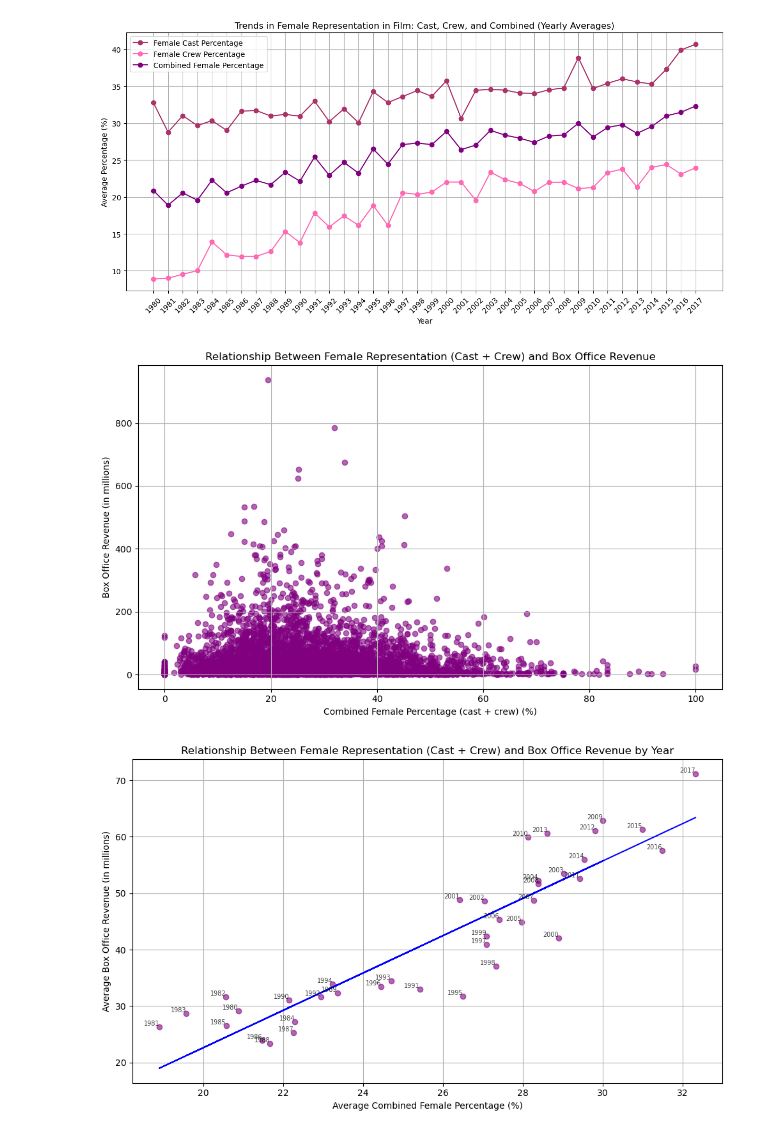
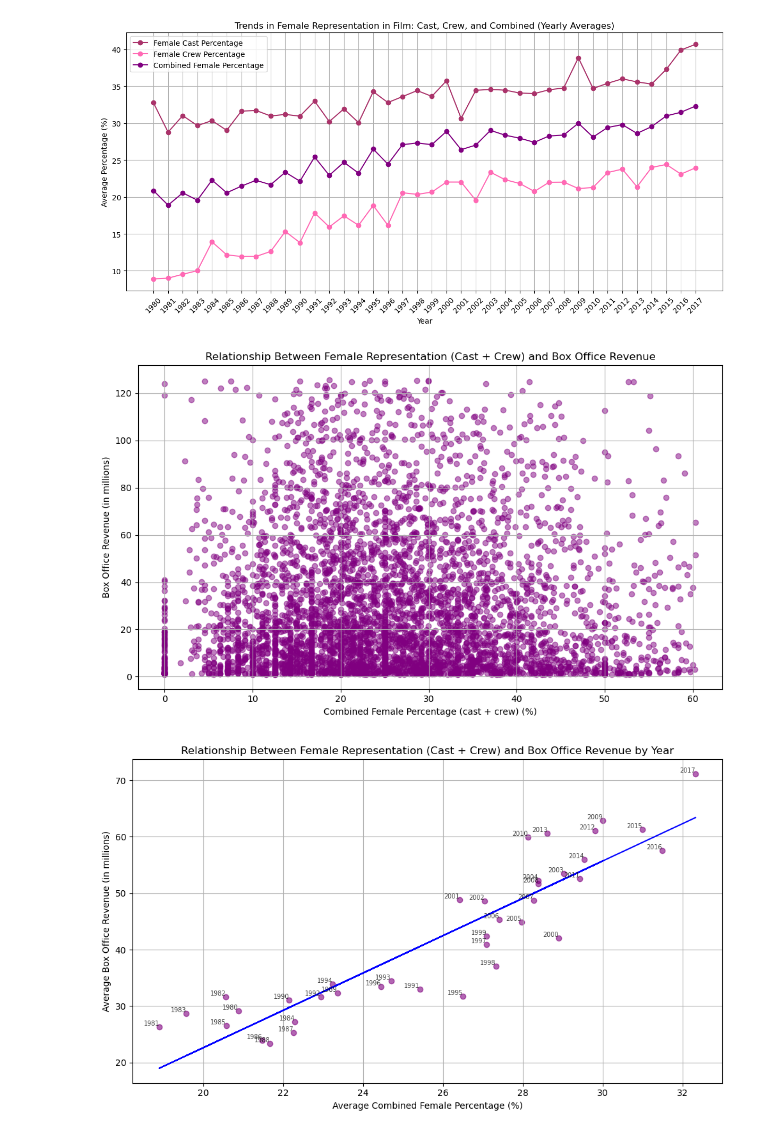
Before and after one commit to TomSull222/BCS-Project-1, a Jupyter notebook: dan-main.ipynb, the cells around one changed output. Drawn from its saved outputs; the diff is of its cells as text; code cells hidden in the pictures.

```diff
--- a/dan-main.ipynb
+++ b/dan-main.ipynb
@@ -158,26 +158,50 @@ plt.show()
 # %%
 # Convert 'BoxOffice' to millions for the plot
 refined_df['BoxOffice_millions'] = refined_df['BoxOffice'] / 1_000_000
+
+# Calculate Q1 and Q3 for 'percent_female_combined' and 'BoxOffice_millions'
+Q1_percent = refined_df['percent_female_combined'].quantile(0.25)
+Q3_percent = refined_df['percent_female_combined'].quantile(0.75)
+IQR_percent = Q3_percent - Q1_percent
+
+Q1_boxoffice = refined_df['BoxOffice_millions'].quantile(0.25)
+Q3_boxoffice = refined_df['BoxOffice_millions'].quantile(0.75)
+IQR_boxoffice = Q3_boxoffice - Q1_boxoffice
+
+# Define bounds
+lower_bound_percent = Q1_percent - 1.5 * IQR_percent
+upper_bound_percent = Q3_percent + 1.5 * IQR_percent
+
+lower_bound_boxoffice = Q1_boxoffice - 1.5 * IQR_boxoffice
+upper_bound_boxoffice = Q3_boxoffice + 1.5 * IQR_boxoffice
+
+# Filter out the outliers
+filtered_df = refined_df[
+    (refined_df['percent_female_combined'] >= lower_bound_percent) &
+    (refined_df['percent_female_combined'] <= upper_bound_percent) &
+    (refined_df['BoxOffice_millions'] >= lower_bound_boxoffice) &
+    (refined_df['BoxOffice_millions'] <= upper_bound_boxoffice)
+]
 
 # Create scatter plot
 plt.figure(figsize=(10, 6))
 
 # Scatter plot with 'percent_female_combined' on x-axis and 'BoxOffice_millions' on y-axis
-plt.scatter(refined_df['percent_female_combined'], refined_df['BoxOffice_millions'], color='purple', alpha=0.6)
+plt.scatter(filtered_df['percent_female_combined'], filtered_df['BoxOffice_millions'], color='purple', alpha=0.5)
 
 # Adding titles and labels
 plt.title('Relationship Between Female Representation (Cast + Crew) and Box Office Revenue')
 plt.xlabel('Combined Female Percentage (cast + crew) (%)')
 plt.ylabel('Box Office Revenue (in millions)')
 
 # Grid for better visibility
 plt.grid(True)
 
 # Show plot
 plt.tight_layout()
 plt.show()
 # %% [output]
-[figure, old version]
+[figure, new version]
 # %%
 # Convert 'BoxOffice' to millions
 refined_df['BoxOffice_millions'] = refined_df['BoxOffice'] / 1_000_000
```
